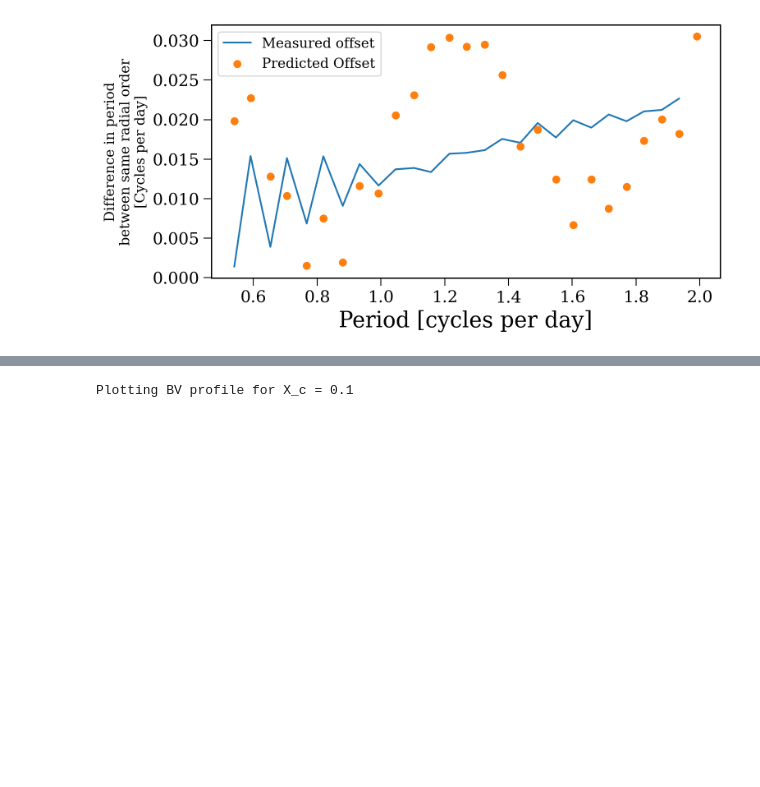
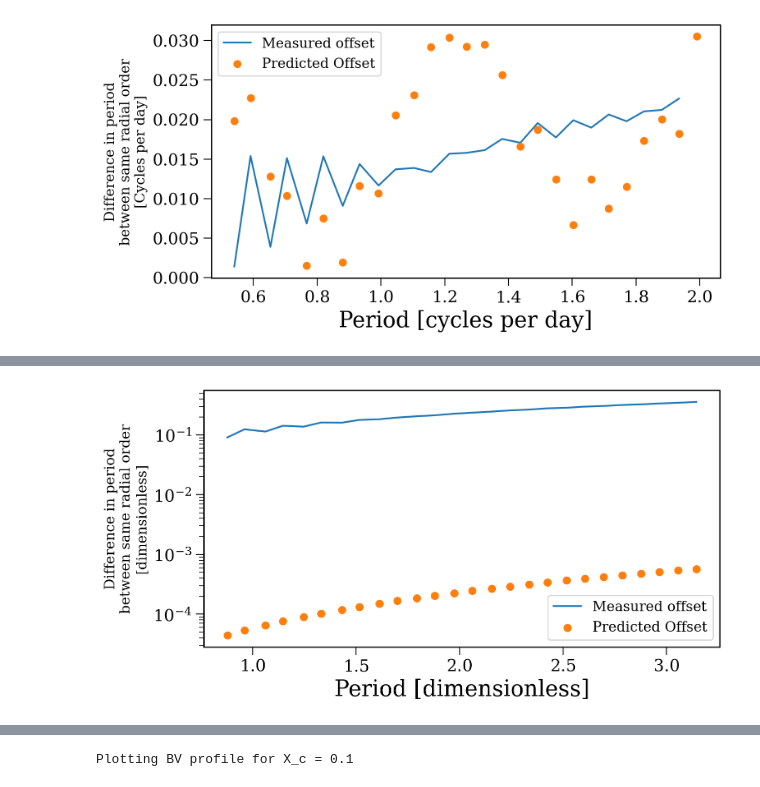
Before and after one commit to TomWagg/mass-gainer-seismology, a Jupyter notebook: notebooks/miglio_things.ipynb, the cells around one changed output, grey strips where cells are left out. Cells and saved outputs as stored; diff of their text form; code cells hidden in the pictures; blank space fills up the shorter version.

```diff
--- a/notebooks/miglio_things.ipynb
+++ b/notebooks/miglio_things.ipynb
@@ -257,8 +272,8 @@ def delta_P(mt_track, ref_track, mt_mod, ref_mod, l=1):
 
     dN_N = (brunt_N_mt(x_range) - brunt_N_ref(x_range)) / brunt_N_ref(x_range)
     pi_0 = get_pi_0(brunt_N=brunt_N_ref, x0=x0, x_range=x_range)
-    pi_x = np.array([get_pi_x(brunt_N=brunt_N_ref, x_range=x_range, x0=x0, x_max=x_range[i])
-                     for i in range(len(x_range))])
+    pi_x = np.asarray([get_pi_x(brunt_N=brunt_N_ref, x_range=x_range, x0=x0, x_max=x_range[i])
+                       for i in range(len(x_range))])
 
     print(f'Integral limits are {min(1 / pi_x)} to {max(1 / pi_x):1.3e}')
     print(f'And should be {0} to {1 / pi_0:1.3e}')
@@ -283,0 +333,8 @@ plt.scatter(ref_p, [test(P * 86400) / 86400 for P in ref_p], color="tab:orange",
+# %%
+df_mt = D_mix_tracks[0].freqs[238 - 1][["Re(freq)", "n_g", "n_pg"]]
+df_ref = D_mix_tracks[1].freqs[141 - 1][["Re(freq)", "n_g", "n_pg"]]
+
+df_mt["dim_f"] = dimensionless_freqency(D_mix_tracks[0], 238)
+df_ref["dim_f"] = dimensionless_freqency(D_mix_tracks[1], 141)
+
+df = df_ref.merge(df_mt, on="n_pg", suffixes=("_ref", "_mt"))
@@ -284,15 +352,12 @@ plt.scatter(ref_p, [test(P * 86400) / 86400 for P in ref_p], color="tab:orange",
 # %%
-df = D_mix_tracks[1].freqs[141 - 1][["Re(freq)", "n_g"]].merge(D_mix_tracks[0].freqs[238 - 1][["Re(freq)", "n_g"]],
-                                                         on="n_g")#, rsuffix='-mass-gainer')
-
-df["p_x"] = 1 / df["Re(freq)_x"]
-df["p_y"] = 1 / df["Re(freq)_y"]
-df = df.sort_values(by="p_x")
-df["offset"] = df["p_x"] - df["p_y"]
+df["p_ref"] = 1 / df["Re(freq)_ref"]
+df["p_mt"] = 1 / df["Re(freq)_mt"]
+df = df.sort_values(by="p_ref")
+df["offset"] = df["p_mt"] - df["p_ref"]
 
 plt.figure(figsize=(8, 4))
 
-plt.plot(df["p_x"], -df["offset"], label="Measured offset")
+plt.plot(df["p_ref"], df["offset"], label="Measured offset")
 plt.scatter(ref_p, [test(P * 86400) / 86400 for P in ref_p], color="tab:orange", zorder=10, label="Predicted Offset")
 
 plt.legend(fontsize=0.5*fs, loc="upper left")
@@ -306,0 +392,22 @@ plt.show()
+# %%
+df["dim_p_ref"] = 1 / df["dim_f_ref"]
+df["dim_p_mt"] = 1 / df["dim_f_mt"]
+df = df.sort_values(by="dim_p_ref")
+df["dim_offset"] = df["dim_p_mt"] - df["dim_p_ref"]
+
+plt.figure(figsize=(8, 4))
+
+plt.plot(df["dim_p_ref"], df["dim_offset"], label="Measured offset")
+plt.scatter(df["dim_p_ref"], [-test(P) for P in df["dim_p_ref"].values], color="tab:orange", zorder=10, label="Predicted Offset")
+
+plt.legend(fontsize=0.5*fs, loc="best")
+
+plt.ylabel("Difference in period\nbetween same radial order\n[dimensionless]", fontsize=0.5*fs)
+plt.xlabel("Period [dimensionless]")
+
+plt.yscale("log")
+
+plt.show()
+# df[["n_g", "offset"]]
+# %% [output]
+[figure, added]
```
Also changed, not shown: parts of 14 cells of this notebook, 1 other file.
